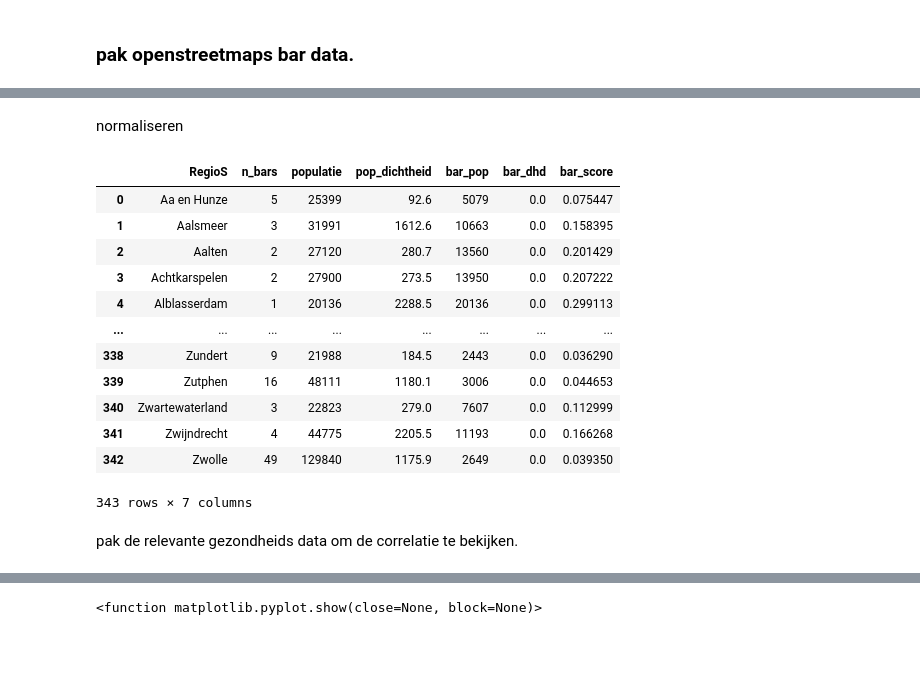
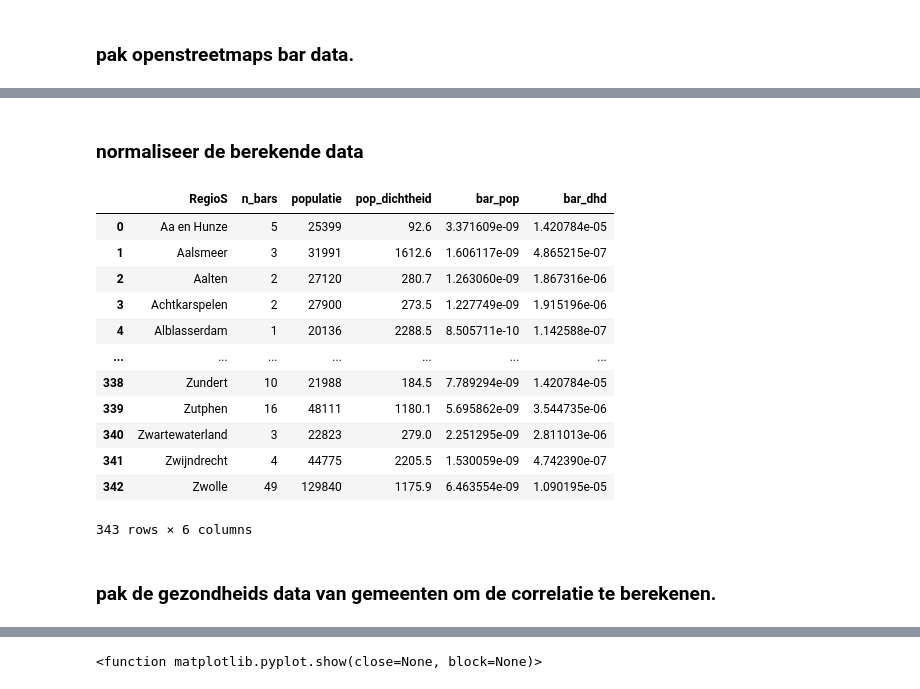
Before and after one commit to BB8-RIVM-2022/OpenStreetMap, a Jupyter notebook: openstreetmaps_bars_onderzoek.ipynb, the cells around one changed output, grey strips where cells are left out. Saved outputs shown, nothing was run; the diff lists cells and outputs as text; code cells hidden in the pictures; blank space fills up the shorter version.

```diff
--- a/openstreetmaps_bars_onderzoek.ipynb
+++ b/openstreetmaps_bars_onderzoek.ipynb
@@ -49,7 +15,7 @@ Nadat we de null-waardes droppen hebben we: 3552 in de  dataset
 # %% [markdown]
 ### pak alle gemeenten in nederland met obesitas data.
 # %%
-gemeenten_df = pd.read_csv('gemeenten_nl.csv')
+gemeenten_df = pd.read_csv('data/gemeenten_nl.csv')
 gemeenten_df.pop('Unnamed: 0')
 gemeenten_df.head()
 # %% [output]
@@ -123,5 +92,5 @@ nu pakken we de populaties van alle gemeenten en delen die door het aantal bars
 # %%
-populatie_df = pd.read_csv('populatie_gemeenten.csv')
+populatie_df = pd.read_csv('data/populatie_gemeenten.csv')
 gemeenten_df[['populatie', 'pop_dichtheid']] = populatie_df[['aantal', 'bevolkings_dichtheid']]
 display(gemeenten_df)
 # %% [output]
@@ -143,10 +112,13 @@ aantal bars delen door populatie berekenen per gemeente.
 # %%
+# lijst om nieuwe bar data in te bewaren
 bar_pop = []
 
 for ind_r, row_b in gemeenten_df.iterrows():
     if row_b['n_bars'] != 0:
-        bar_pop.append(int(row_b['populatie'] / row_b['n_bars']))
+        # deel populatie door het aantal bars
+        bar_pop.append(row_b['n_bars'] / int(row_b['populatie']))
     else:
+        # print de gemeenten zonder bars ter info
         print(row_b['RegioS'])
         bar_pop.append(row_b['populatie'])
 
@@ -176,12 +147,14 @@ aantal bars delen door bevolkingsdichtheid berekenen per gemeente.
 # %%
+# lijst om nieuwe bar data in te bewaren
 bar_dhd = []
 
 for ind_r, row_b in gemeenten_df.iterrows():
-    print(row_b['pop_dichtheid'])
+
     if row_b['n_bars'] != 0:
-        bar_dhd.append(int(row_b['pop_dichtheid'] / row_b['n_bars']))
+        # deel bevolkingsdichtheid door het aantal bars
+        bar_dhd.append(row_b['n_bars'] / int(row_b['pop_dichtheid']))
     else:
-        print(row_b['RegioS'])
+
         bar_dhd.append(row_b['pop_dichtheid'])
 
 gemeenten_df['bar_dhd'] = bar_dhd
@@ -206,3 +161,3 @@ gemeenten_df['bar_dhd'] = bar_dhd
-# %% [markdown]
-normaliseren
+# %% [markdown]
+### normaliseer de berekende data
 # %%
@@ -214,21 +170,22 @@ bar_dhd = [float(i)/mx for i in gemeenten_df['bar_dhd']]
 # %%
-gemeenten_df['bar_score'] = bar_score
+# data opslaan in dataframe.
+gemeenten_df['bar_pop'] = bar_pop
 gemeenten_df['bar_dhd'] = bar_dhd
 display(gemeenten_df)
 # %% [output]
-|  | RegioS | n_bars | populatie | pop_dichtheid | bar_pop | bar_dhd | bar_score |
-| 0 | Aa en Hunze | 5 | 25399 | 92.6 | 5079 | 0.0 | 0.075447 |
-| 1 | Aalsmeer | 3 | 31991 | 1612.6 | 10663 | 0.0 | 0.158395 |
-| 2 | Aalten | 2 | 27120 | 280.7 | 13560 | 0.0 | 0.201429 |
-| 3 | Achtkarspelen | 2 | 27900 | 273.5 | 13950 | 0.0 | 0.207222 |
-| 4 | Alblasserdam | 1 | 20136 | 2288.5 | 20136 | 0.0 | 0.299113 |
-| ... | ... | ... | ... | ... | ... | ... | ... |
-| 338 | Zundert | 9 | 21988 | 184.5 | 2443 | 0.0 | 0.036290 |
-| 339 | Zutphen | 16 | 48111 | 1180.1 | 3006 | 0.0 | 0.044653 |
-| 340 | Zwartewaterland | 3 | 22823 | 279.0 | 7607 | 0.0 | 0.112999 |
-| 341 | Zwijndrecht | 4 | 44775 | 2205.5 | 11193 | 0.0 | 0.166268 |
-| 342 | Zwolle | 49 | 129840 | 1175.9 | 2649 | 0.0 | 0.039350 |
+|  | RegioS | n_bars | populatie | pop_dichtheid | bar_pop | bar_dhd |
+| 0 | Aa en Hunze | 5 | 25399 | 92.6 | 3.371609e-09 | 1.420784e-05 |
+| 1 | Aalsmeer | 3 | 31991 | 1612.6 | 1.606117e-09 | 4.865215e-07 |
+| 2 | Aalten | 2 | 27120 | 280.7 | 1.263060e-09 | 1.867316e-06 |
+| 3 | Achtkarspelen | 2 | 27900 | 273.5 | 1.227749e-09 | 1.915196e-06 |
+| 4 | Alblasserdam | 1 | 20136 | 2288.5 | 8.505711e-10 | 1.142588e-07 |
+| ... | ... | ... | ... | ... | ... | ... |
+| 338 | Zundert | 10 | 21988 | 184.5 | 7.789294e-09 | 1.420784e-05 |
+| 339 | Zutphen | 16 | 48111 | 1180.1 | 5.695862e-09 | 3.544735e-06 |
+| 340 | Zwartewaterland | 3 | 22823 | 279.0 | 2.251295e-09 | 2.811013e-06 |
+| 341 | Zwijndrecht | 4 | 44775 | 2205.5 | 1.530059e-09 | 4.742390e-07 |
+| 342 | Zwolle | 49 | 129840 | 1175.9 | 6.463554e-09 | 1.090195e-05 |
-343 rows × 7 columns
+343 rows × 6 columns
 # %% [markdown]
-pak de relevante gezondheids data om de correlatie te bekijken.
+### pak de gezondheids data van gemeenten om de correlatie te berekenen.
 # %%
```
Also changed, not shown: parts of 34 cells of this notebook, 4 other files.
